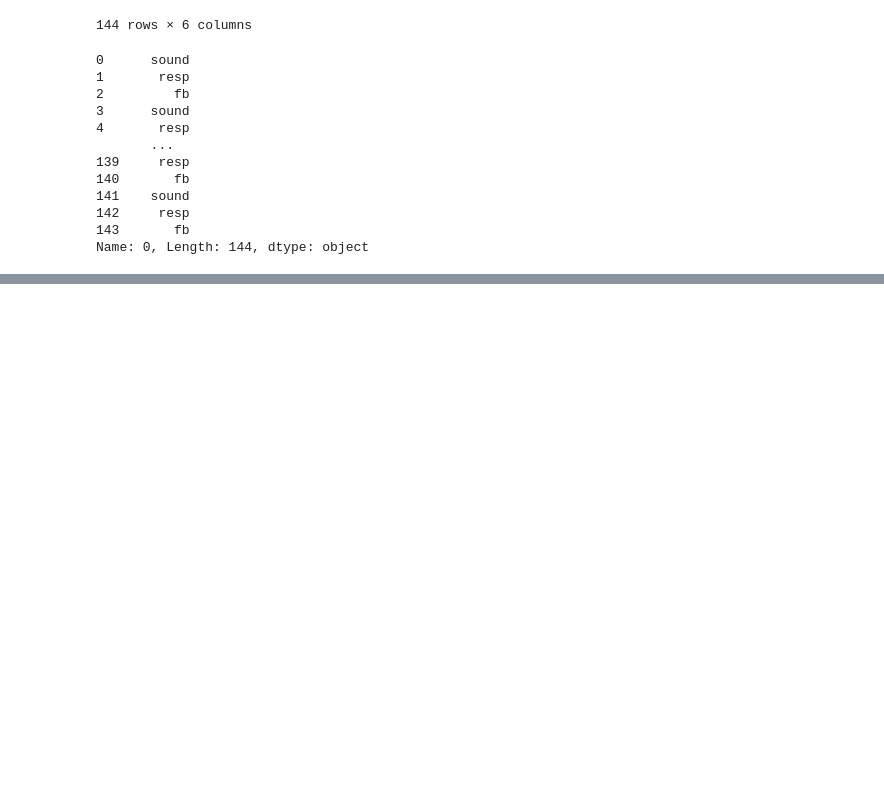
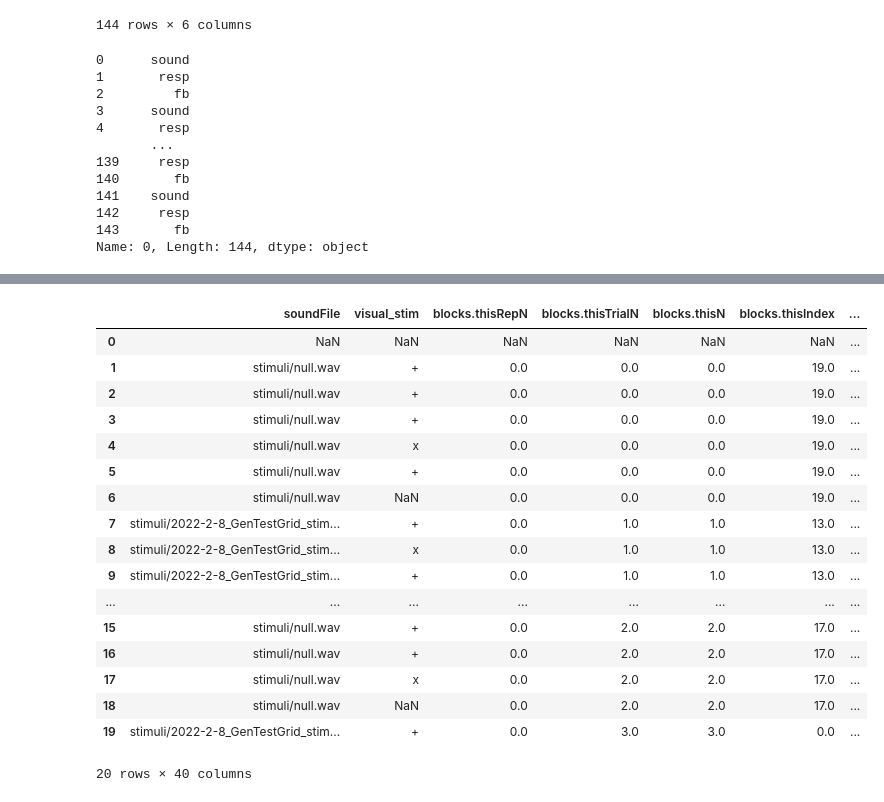
Before and after one commit to sitek/auditory_category_learning, a Jupyter notebook: behav_conversion/convert_behav_to_bids_WIP.ipynb, the cells around one changed output, grey strips where cells are left out. Saved outputs shown, nothing was run; the diff lists cells and outputs as text; code cells hidden in the pictures; blank space fills up the shorter version.

```diff
--- a/behav_conversion/convert_behav_to_bids_WIP.ipynb
+++ b/behav_conversion/convert_behav_to_bids_WIP.ipynb
@@ -257,7 +257,7 @@ for subject_id in subject_list:
                 print(bids_df)
 
                 # save to output path
-                bids_df.to_csv(out_fpath, sep='\t')
+                #bids_df.to_csv(out_fpath, sep='\t')
                 print('saved output to ', out_fpath)
 # %% [output]
 FLT14
@@ -352,3 +338,24 @@ A value is trying to be set on a copy of a slice from a DataFrame
 
 See the caveats in the documentation: https://pandas.pydata.org/pandas-docs/stable/user_guide/indexing.html#returning-a-view-versus-a-copy
   bids_df.trial_type[sx] = '_'.join(stim.split('_')[2:4])
+# %%
+df.head(20)
+# %% [output]
+|  | soundFile | visual_stim | blocks.thisRepN | blocks.thisTrialN | blocks.thisN | blocks.thisIndex | ... |
+| 0 | NaN | NaN | NaN | NaN | NaN | NaN | ... |
+| 1 | stimuli/null.wav | + | 0.0 | 0.0 | 0.0 | 19.0 | ... |
+| 2 | stimuli/null.wav | + | 0.0 | 0.0 | 0.0 | 19.0 | ... |
+| 3 | stimuli/null.wav | + | 0.0 | 0.0 | 0.0 | 19.0 | ... |
+| 4 | stimuli/null.wav | x | 0.0 | 0.0 | 0.0 | 19.0 | ... |
+| 5 | stimuli/null.wav | + | 0.0 | 0.0 | 0.0 | 19.0 | ... |
+| 6 | stimuli/null.wav | NaN | 0.0 | 0.0 | 0.0 | 19.0 | ... |
+| 7 | stimuli/2022-2-8_GenTestGrid_stim... | + | 0.0 | 1.0 | 1.0 | 13.0 | ... |
+| 8 | stimuli/2022-2-8_GenTestGrid_stim... | x | 0.0 | 1.0 | 1.0 | 13.0 | ... |
+| 9 | stimuli/2022-2-8_GenTestGrid_stim... | + | 0.0 | 1.0 | 1.0 | 13.0 | ... |
+| ... | ... | ... | ... | ... | ... | ... | ... |
+| 15 | stimuli/null.wav | + | 0.0 | 2.0 | 2.0 | 17.0 | ... |
+| 16 | stimuli/null.wav | + | 0.0 | 2.0 | 2.0 | 17.0 | ... |
+| 17 | stimuli/null.wav | x | 0.0 | 2.0 | 2.0 | 17.0 | ... |
+| 18 | stimuli/null.wav | NaN | 0.0 | 2.0 | 2.0 | 17.0 | ... |
+| 19 | stimuli/2022-2-8_GenTestGrid_stim... | + | 0.0 | 3.0 | 3.0 | 0.0 | ... |
+20 rows × 40 columns
```
Also changed, not shown: parts of 5 cells of this notebook, 30 other files.
